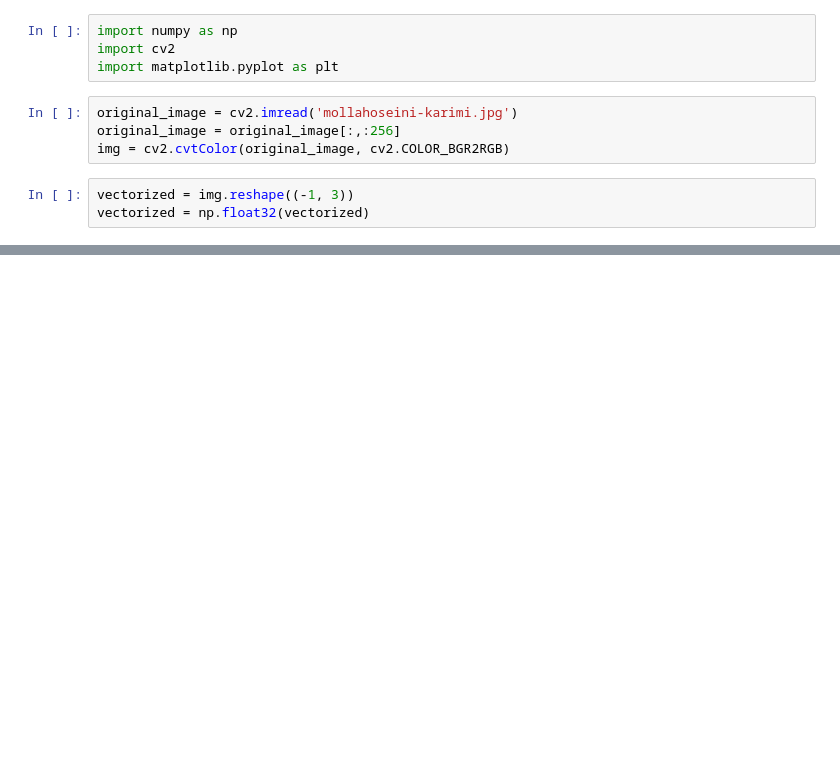
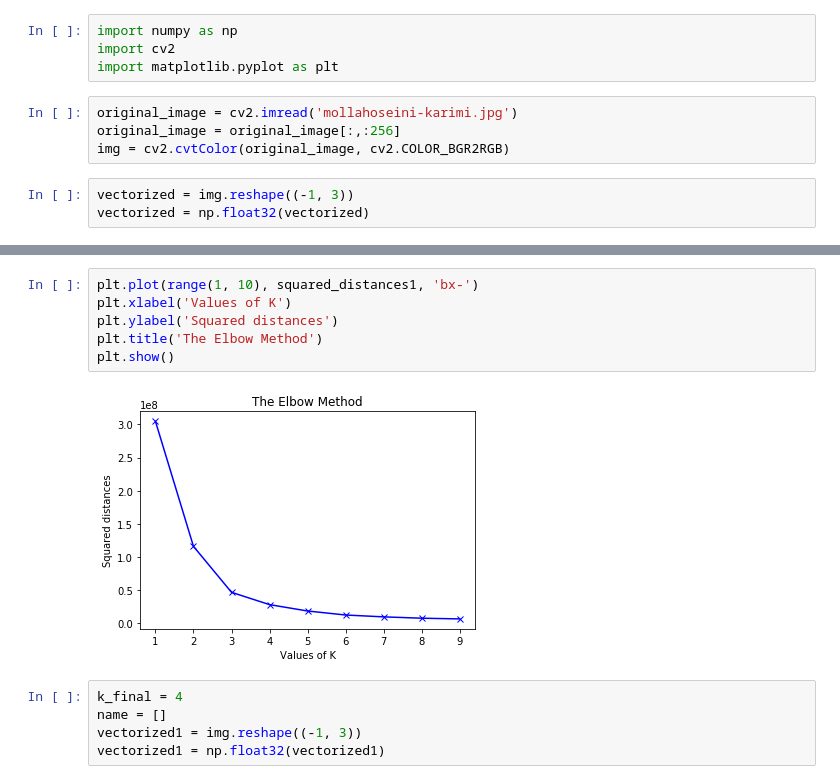
Before and after one commit to fatemehkarimi/computational-intelligence-homeworks, a Jupyter notebook: hw4/hw4_fatemehkarimi.ipynb, the cells around one changed output, grey strips where cells are left out. Drawn from its saved outputs; the diff is of its cells as text; blank space fills up the shorter version.

```diff
--- a/hw4/hw4_fatemehkarimi.ipynb
+++ b/hw4/hw4_fatemehkarimi.ipynb
@@ -16,0 +54,13 @@ array([[  0,   0, 255],
+# %%
+plt.plot(range(1, 10), squared_distances1, 'bx-')
+plt.xlabel('Values of K')
+plt.ylabel('Squared distances')
+plt.title('The Elbow Method')
+plt.show()
+# %% [output]
+[figure, added]
+# %%
+k_final = 4
+name = []
+vectorized1 = img.reshape((-1, 3))
+vectorized1 = np.float32(vectorized1)
```
Also changed, not shown: parts of 22 cells of this notebook.
